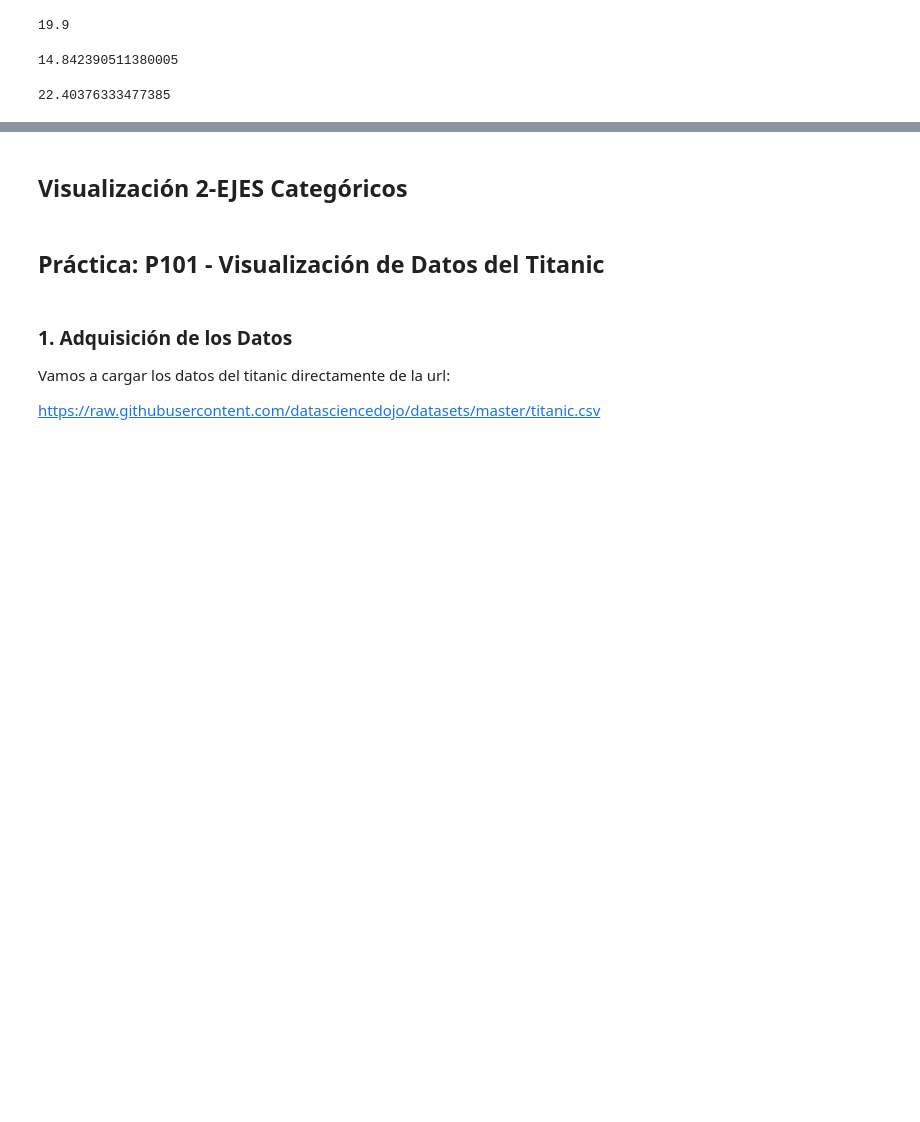
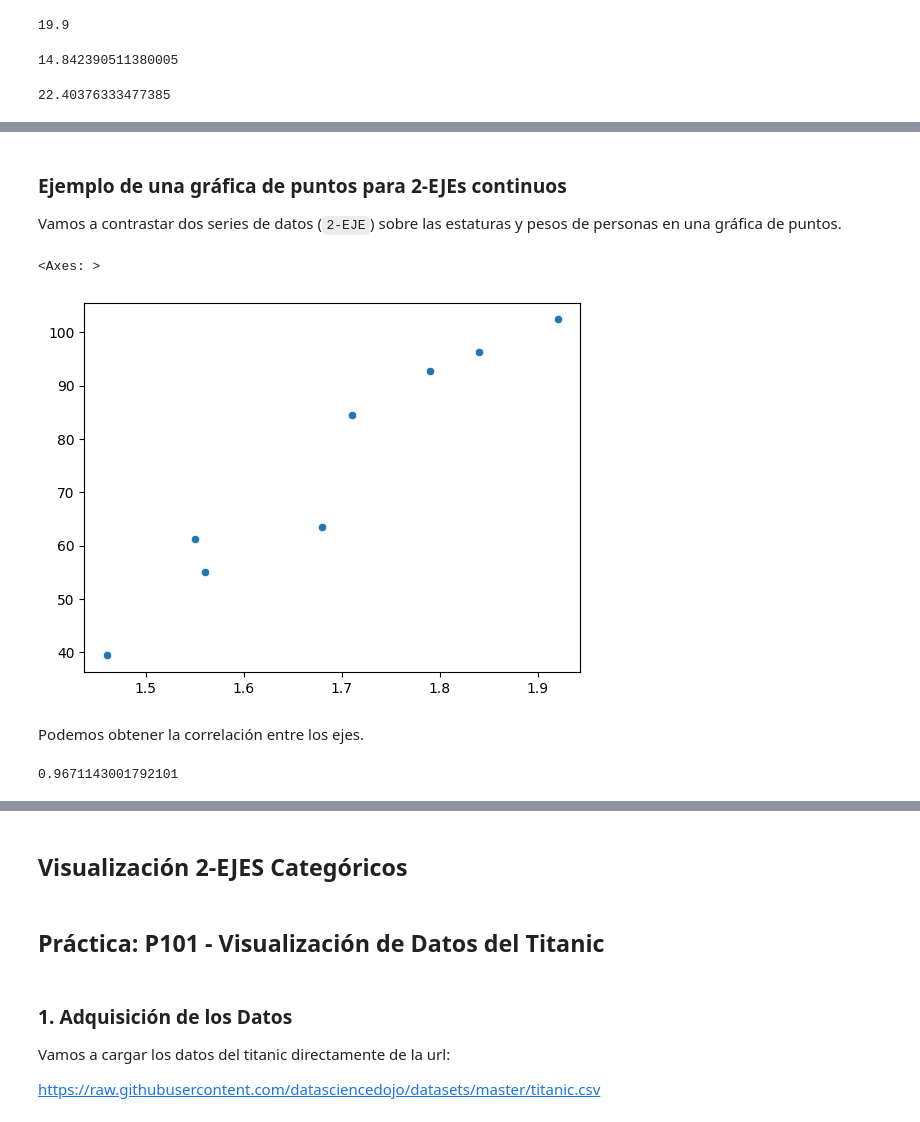
Before and after one commit to dragonnomada/pycien-2023, a Jupyter notebook: C103.ipynb, the cells around one changed output, grey strips where cells are left out. Saved outputs shown, nothing was run; the diff lists cells and outputs as text; code cells hidden in the pictures; blank space fills up the shorter version.

```diff
--- a/C103.ipynb
+++ b/C103.ipynb
@@ -173,0 +305,21 @@ Calcula manualmente los valores que veas en la gráficas, por ejemplo, los inter
+# %% [markdown]
+### Ejemplo de una gráfica de puntos para 2-EJEs continuos
+
+Vamos a contrastar dos series de datos (`2-EJE`) sobre las estaturas y pesos de personas en una gráfica de puntos.
+# %%
+import seaborn as sns
+import pandas as pd
+
+x1 = pd.Series([1.71, 1.56, 1.68, 1.84, 1.79, 1.55, 1.46, 1.92])
+x2 = pd.Series([84.5, 55.1, 63.4, 96.3, 92.8, 61.2, 39.4, 102.4])
+
+sns.scatterplot(x=x1, y=x2)
+# %% [output]
+<Axes: >
+[figure, added]
+# %% [markdown]
+Podemos obtener la correlación entre los ejes.
+# %%
+x1.corr(x2)
+# %% [output]
+0.9671143001792101
```
Also changed, not shown: parts of 29 cells of this notebook, 2 other files.
